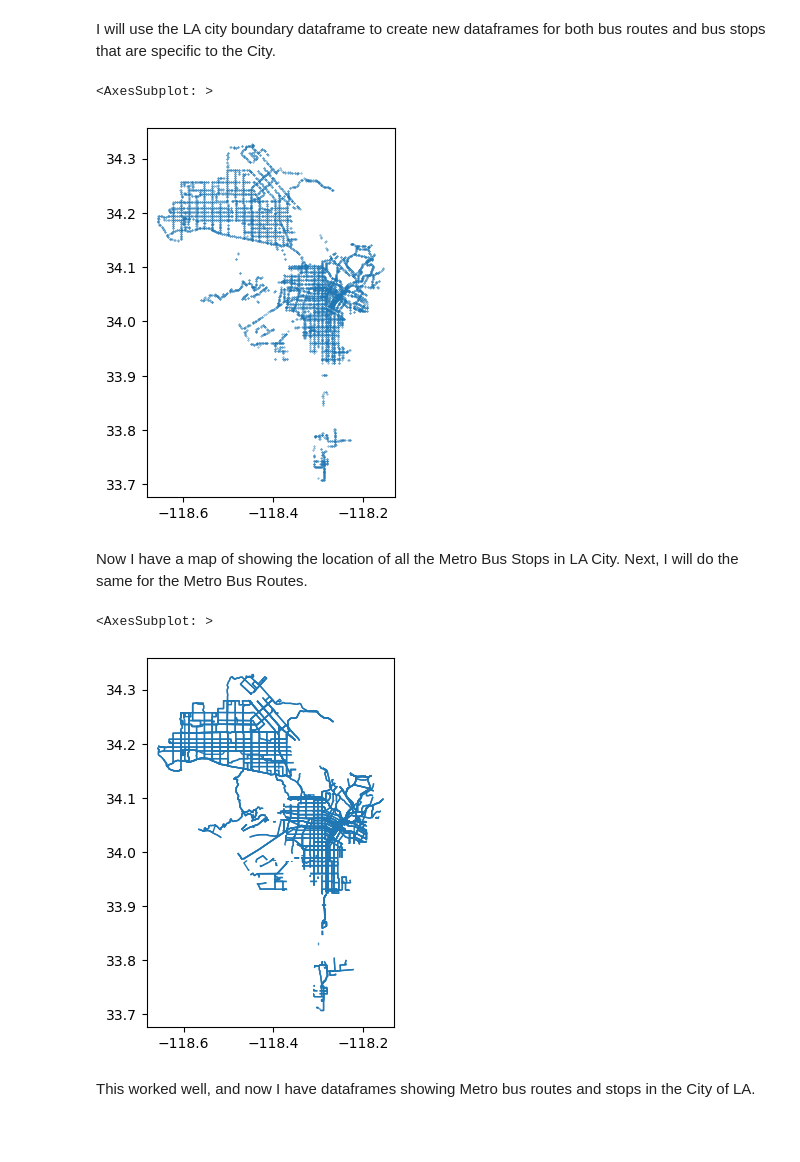
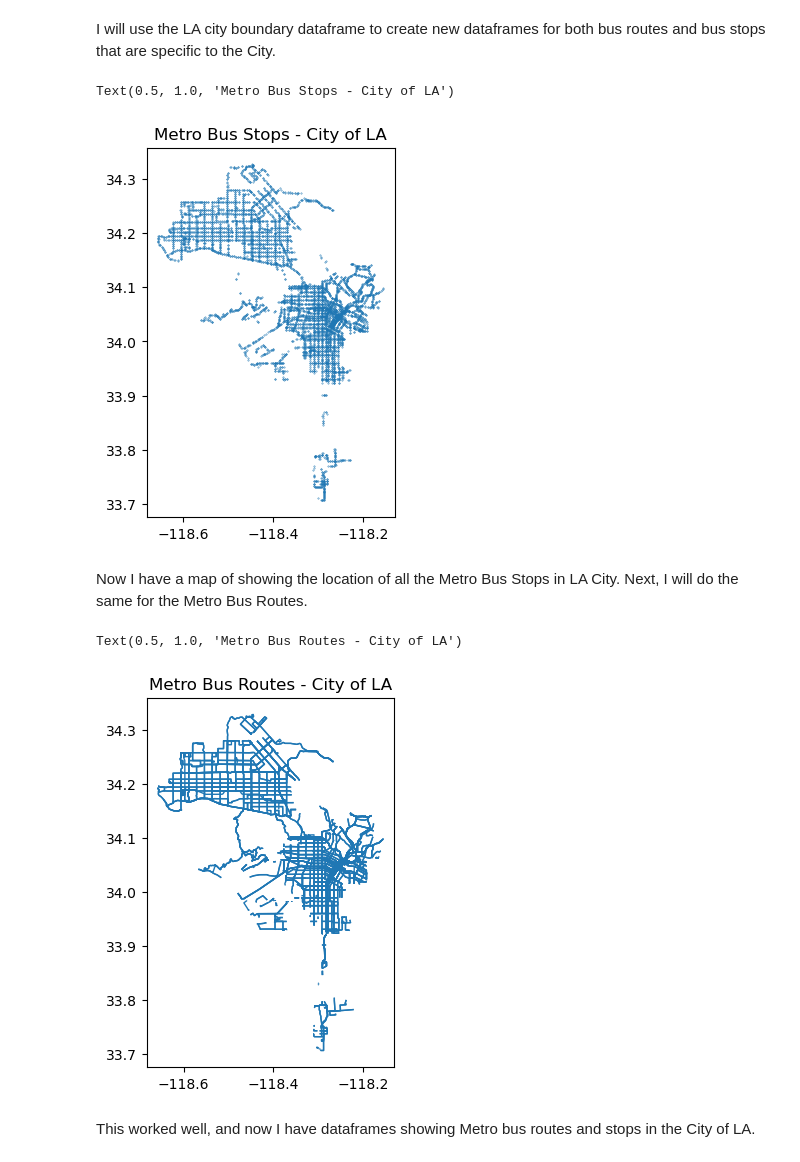
Before and after one commit to lucybriggs12/snakeemoji, a Jupyter notebook: Group Assignments/Week 04/Carolyn Week 4 Assignment_final.ipynb, the cells around one changed output. Drawn from its saved outputs; the diff is of its cells as text; code cells hidden in the pictures; blank space fills up the shorter version.

```diff
--- a/Group Assignments/Week 04/Carolyn Week 4 Assignment_final.ipynb
+++ b/Group Assignments/Week 04/Carolyn Week 4 Assignment_final.ipynb
@@ -168,9 +174,10 @@ citymetrostops = gpd.clip(metrobusstops,city_boundLA)
 # %%
 #plotting the clipped bus stops map to show only LA city
 citymetrostops.plot(markersize=.1)
+plt.title("Metro Bus Stops - City of LA")
 # %% [output]
-<AxesSubplot: >
+Text(0.5, 1.0, 'Metro Bus Stops - City of LA')
-[figure, old version]
+[figure, new version]
 # %% [markdown]
 Now I have a map of showing the location of all the Metro Bus Stops in LA City. Next, I will do the same for the Metro Bus Routes.
 # %%
@@ -179,9 +186,10 @@ citybusroute = gpd.clip(metrobusroute,city_boundLA)
 # %%
 #Plot new bus route dataframe to check that it worked.
 citybusroute.plot(linewidth=1)
+plt.title("Metro Bus Routes - City of LA")
 # %% [output]
-<AxesSubplot: >
+Text(0.5, 1.0, 'Metro Bus Routes - City of LA')
-[figure, old version]
+[figure, new version]
 # %% [markdown]
 This worked well, and now I have dataframes showing Metro bus routes and stops in the City of LA.
 # %% [markdown]
```
Also changed, not shown: parts of 7 cells of this notebook, 12 other files.
